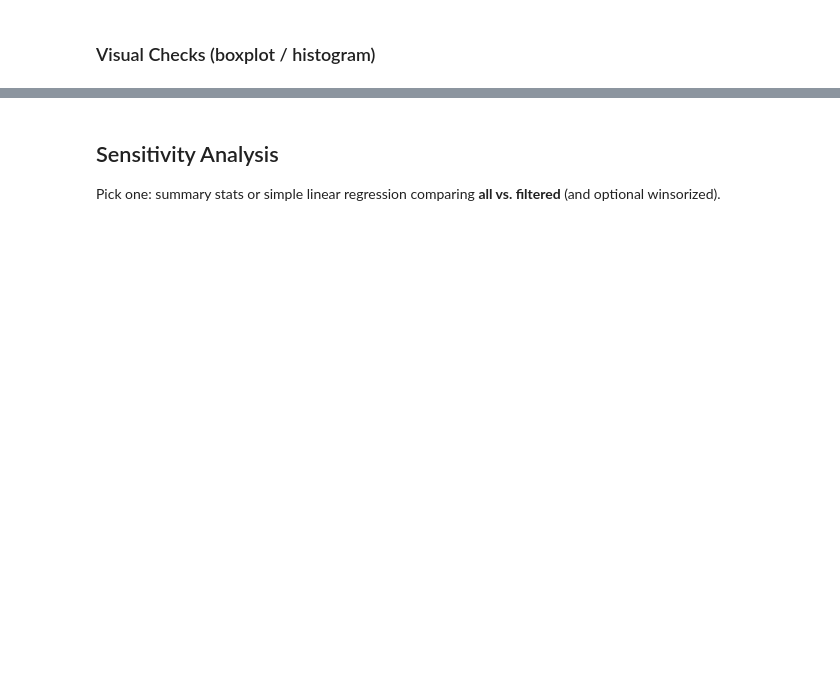
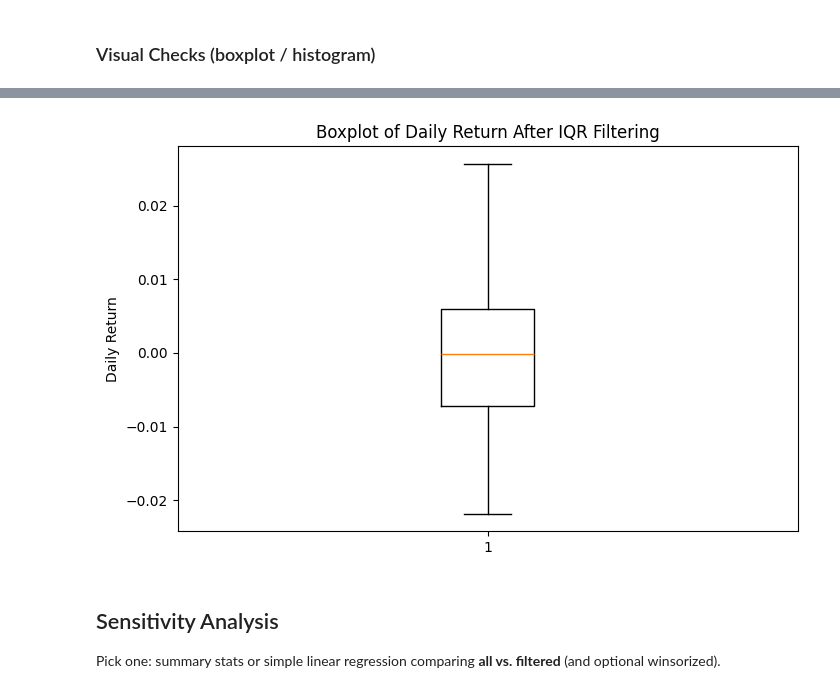
Before and after one commit to liuaixuan1/bootcamp_Aixuan_Liu, a Jupyter notebook: homework/homework07/homework07_outliers‑risk‑assumptions_submission.ipynb, the cells around one changed output, grey strips where cells are left out. Cells and saved outputs as stored; diff of their text form; code cells hidden in the pictures; blank space fills up the shorter version.

Commit message:
Complete homework 07 data preprocessing

```diff
--- a/homework/homework07/homework07_outliers‑risk‑assumptions_submission.ipynb
+++ b/homework/homework07/homework07_outliers‑risk‑assumptions_submission.ipynb
@@ -143,3 +371,26 @@ plt.show()
+# %%
+filtered_data = df.loc[
+    ~df['outlier_iqr'],
+    target_col
+]
+
+plt.figure(figsize=(8, 5))
+
+plt.boxplot(
+    filtered_data.dropna()
+)
+
+plt.title(
+    'Boxplot of Daily Return After IQR Filtering'
+)
+
+plt.ylabel(
+    'Daily Return'
+)
+
+plt.show()
+# %% [output]
+[figure, added]
 # %% [markdown]
 ## Sensitivity Analysis
 Pick one: summary stats or simple linear regression comparing **all vs. filtered** (and optional winsorized).
```
Also changed, not shown: parts of 17 cells of this notebook.
